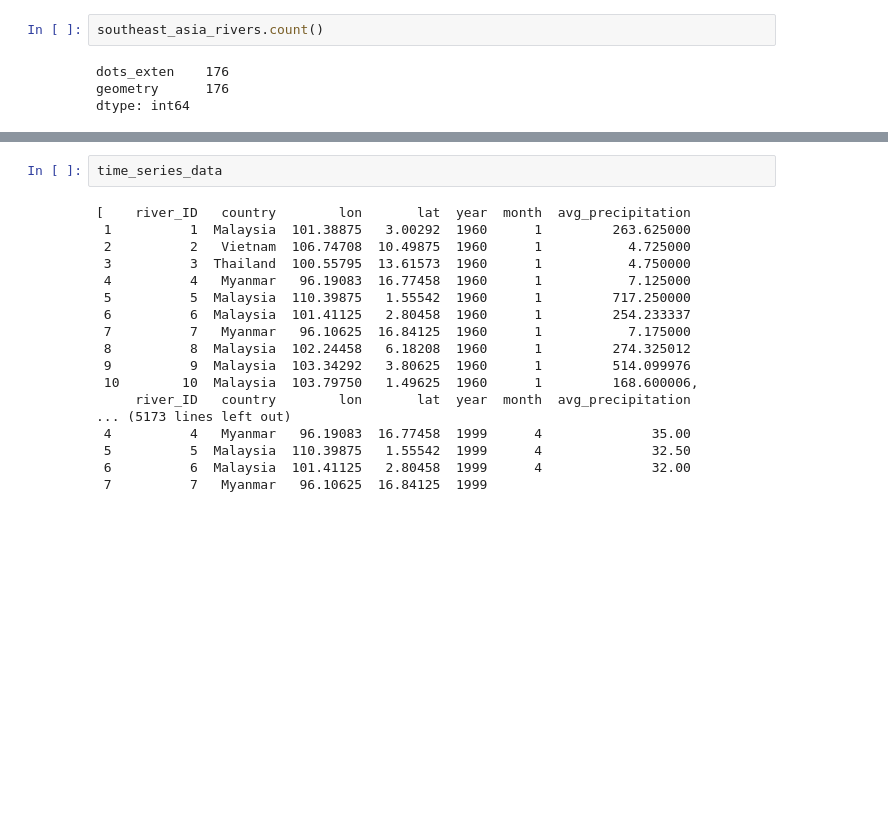
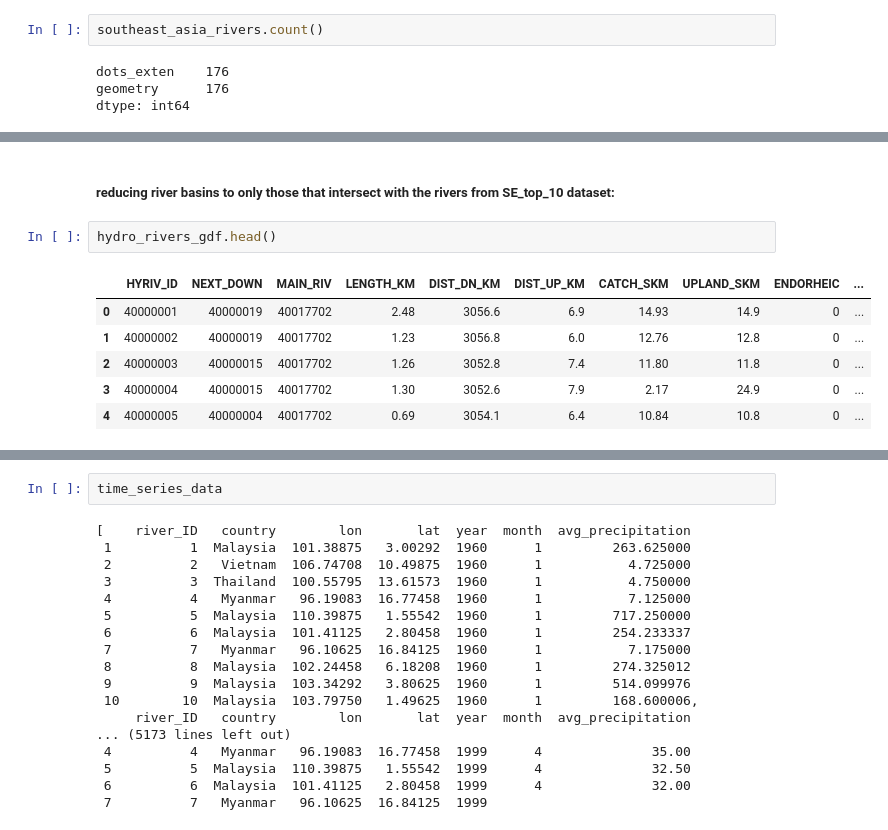
Before and after one commit to lemrob/plastic_pollution_seasonal_variation, a Jupyter notebook: src/preprocessing.ipynb, the cells around one changed output, grey strips where cells are left out. Cells and saved outputs as stored; diff of their text form; blank space fills up the shorter version.

```diff
--- a/src/preprocessing.ipynb
+++ b/src/preprocessing.ipynb
@@ -314,0 +210,11 @@ for decade_folder in sorted(os.listdir(base_dir)):
+# %% [markdown]
+##### reducing river basins to only those that intersect with the rivers from SE_top_10 dataset:
+# %%
+hydro_rivers_gdf.head()
+# %% [output]
+|  | HYRIV_ID | NEXT_DOWN | MAIN_RIV | LENGTH_KM | DIST_DN_KM | DIST_UP_KM | CATCH_SKM | UPLAND_SKM | ENDORHEIC | ... |
+| 0 | 40000001 | 40000019 | 40017702 | 2.48 | 3056.6 | 6.9 | 14.93 | 14.9 | 0 | ... |
+| 1 | 40000002 | 40000019 | 40017702 | 1.23 | 3056.8 | 6.0 | 12.76 | 12.8 | 0 | ... |
+| 2 | 40000003 | 40000015 | 40017702 | 1.26 | 3052.8 | 7.4 | 11.80 | 11.8 | 0 | ... |
+| 3 | 40000004 | 40000015 | 40017702 | 1.30 | 3052.6 | 7.9 | 2.17 | 24.9 | 0 | ... |
+| 4 | 40000005 | 40000004 | 40017702 | 0.69 | 3054.1 | 6.4 | 10.84 | 10.8 | 0 | ... |
```
Also changed, not shown: parts of 51 cells of this notebook, 2 other files.
